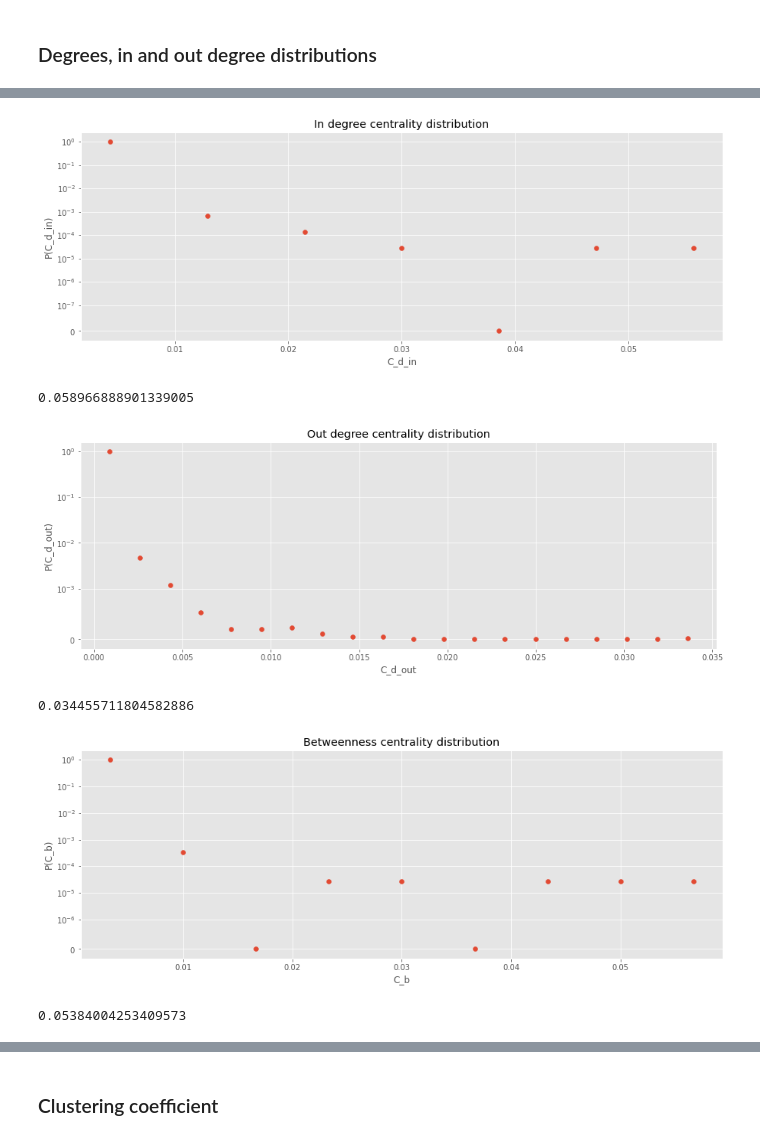
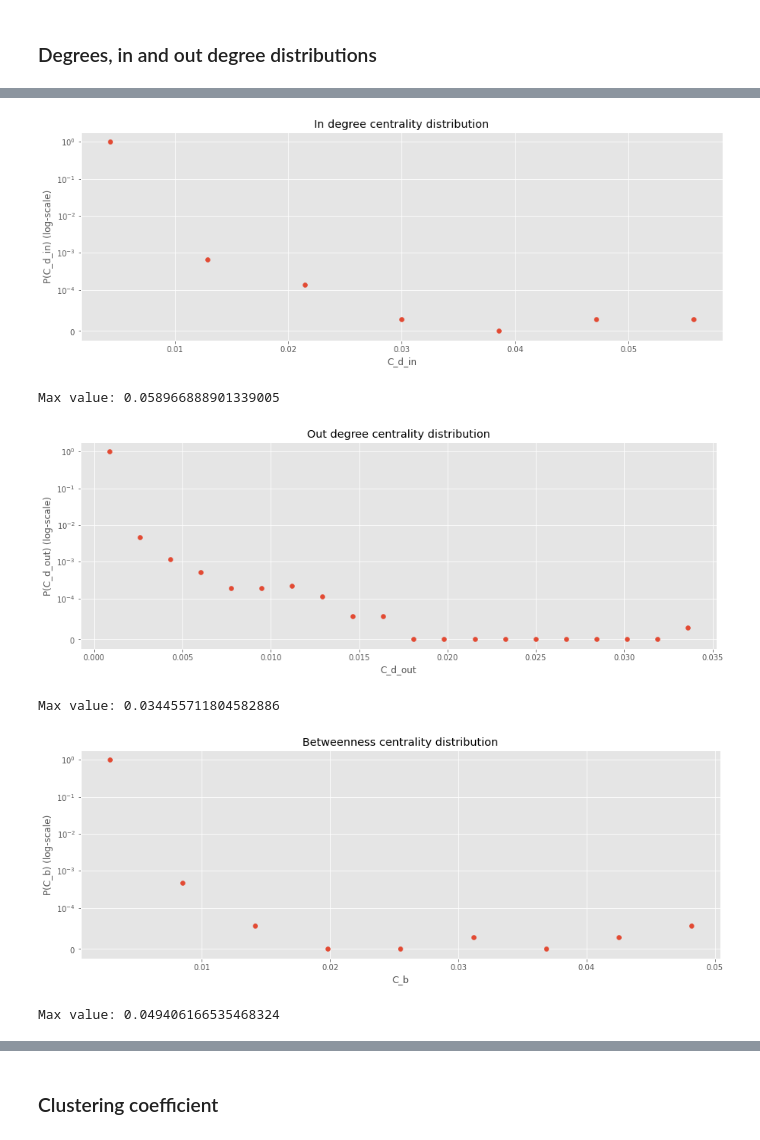
Before and after one commit to Ispanicus/Reddit_network_analysis, a Jupyter notebook: Group K Notebook.ipynb, the cells around one changed output, grey strips where cells are left out. Cells and saved outputs as stored; diff of their text form; code cells hidden in the pictures.

```diff
--- a/Group K Notebook.ipynb
+++ b/Group K Notebook.ipynb
@@ -272,45 +873,45 @@ weights = np.ones_like(list(in_degree_cent.values())) / (len(in_degree_cent.valu
 n,x, _ = plt.hist(list(in_degree_cent.values()), bins = np.linspace(0,0.06,8), weights = weights)
 plt.close()
 bin_centers = 0.5*(x[1:]+x[:-1])
-plt.gca().set_yscale("symlog", linthresh=0.0000001)
+plt.gca().set_yscale("symlog", linthresh=0.0001)
 plt.scatter(bin_centers,n)
 plt.title('In degree centrality distribution')
 plt.xlabel('C_d_in')
-plt.ylabel('P(C_d_in)')
+plt.ylabel('P(C_d_in) (log-scale)')
 plt.show()
-print(max(in_degree_cent.values()))
+print("Max value:",max(in_degree_cent.values()))
 # %% [output]
-[figure, old version]
+[figure, new version]
-0.058966888901339005
+Max value: 0.058966888901339005
 # %%
 weights = np.ones_like(list(out_degree_cent.values())) / (len(out_degree_cent.values()))
 n,x, _ =plt.hist(list(out_degree_cent.values()), bins = 20, weights = weights)
 plt.close()
 bin_centers = 0.5*(x[1:]+x[:-1])
-plt.gca().set_yscale("symlog", linthresh=0.001)
+plt.gca().set_yscale("symlog", linthresh=0.0001)
 plt.scatter(bin_centers,n)
 plt.title('Out degree centrality distribution')
 plt.xlabel('C_d_out')
-plt.ylabel('P(C_d_out)')
+plt.ylabel('P(C_d_out) (log-scale)')
 plt.show()
-print(max(out_degree_cent.values()))
+print("Max value:",max(out_degree_cent.values()))
 # %% [output]
-[figure, old version]
+[figure, new version]
-0.034455711804582886
+Max value: 0.034455711804582886
 # %%
 weights = np.ones_like(list(betweeness.values())) / (len(betweeness.values()))
-n,x, _ =plt.hist(list(betweeness.values()), bins = np.linspace(0,0.06,10), weights = weights)
+n,x, _ =plt.hist(list(betweeness.values()), bins = np.linspace(0,0.051,10), weights = weights)
 plt.close()
 bin_centers = 0.5*(x[1:]+x[:-1])
-plt.gca().set_yscale("symlog", linthresh=0.000001)
+plt.gca().set_yscale("symlog", linthresh=0.0001)
 plt.scatter(bin_centers,n)
 plt.title('Betweenness centrality distribution')
 plt.xlabel('C_b')
-plt.ylabel('P(C_b)')
+plt.ylabel('P(C_b) (log-scale)')
 plt.show()
-print(max(betweeness.values()))
+print("Max value:",max(betweeness.values()))
 # %% [output]
-[figure, old version]
+[figure, new version]
-0.05384004253409573
+Max value: 0.049406166535468324
 # %%
 weights = np.ones_like(list(closeness.values())) / (len(closeness.values()))
```
Also changed, not shown: parts of 102 cells of this notebook.
